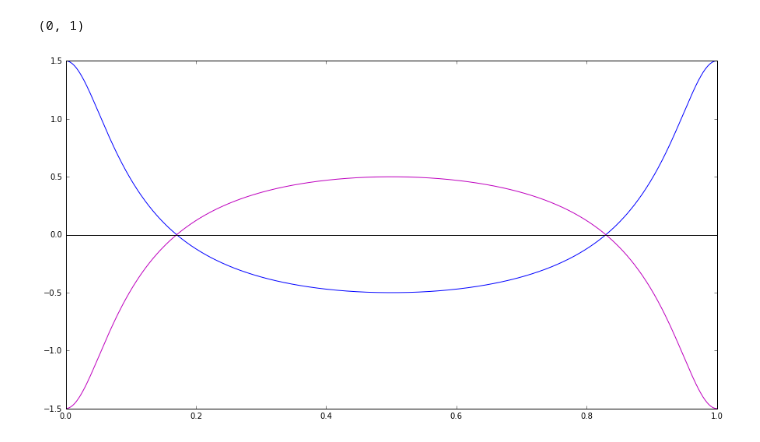
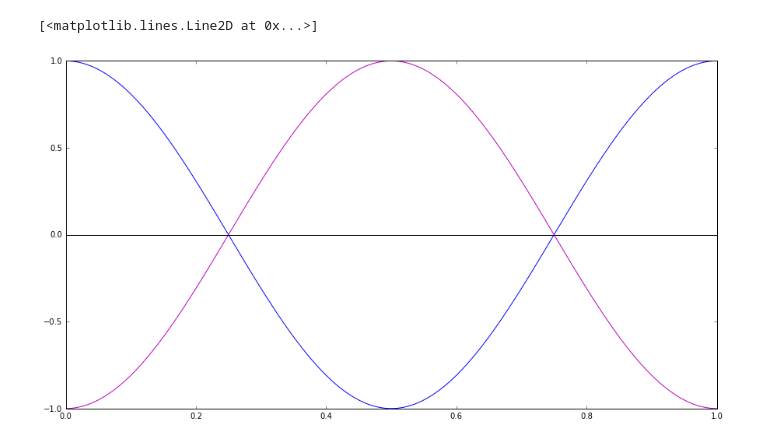
Before and after one commit to jacob-i-skinner/Orbit-Fitting, a Jupyter notebook: Plotter.ipynb, the cells around one changed output. Saved outputs shown, nothing was run; the diff lists cells and outputs as text; code cells hidden in the pictures.

```diff
--- a/Plotter.ipynb
+++ b/Plotter.ipynb
@@ -4,8 +4,8 @@ from matplotlib import pyplot as plt
 %matplotlib inline
 # %%
 def RV(parameters): #function generates RV values plot from given parameters
-    K1, K2, P, T = parameters[0], parameters[1], parameters[2], parameters[3]
-    e, w, y, t   = parameters[4], parameters[5], parameters[6], parameters[7]
+    K1, P, T = parameters[0], parameters[1], parameters[2]
+    e, w, y, t   = parameters[3], parameters[4], parameters[5], parameters[6]
     # t is some value of time, ultimately the independent variable, can bea single value or an array
     M = (2*np.pi/P)*(t) #Mean Anomaly is a function of time
     E1 = M + e*np.sin(M) + ((e**2)*np.sin(2*M)/2) #Eccentric Anomaly is a function of Mean Anomaly
@@ -16,30 +16,32 @@ def RV(parameters): #function generates RV values plot from given parameters
         if np.amax(E1-E0) < 1E-9:
             break
     nu = 2*np.arctan(np.sqrt((1 + e)/(1 - e))*np.tan(E1/2)) #True Anomaly is a function of Eccentric anomaly
-    RVp, RVs = (K1*(np.cos(nu+w) + (e*np.cos(w)))+y), (K2*(np.cos(nu+w) + (e*np.cos(w)))+y)
+    RVp, RVs = (K1*(np.cos(nu+w) + (e*np.cos(w)))+y), ((-K1/mass_ratio)*(np.cos(nu+w) + (e*np.cos(w)))+y)
     return RVp, RVs
 # %%
 #These parameters are shared by the entire system, DQTau
 
-Period = 1 #period in days determined first via periodogram
+Period = 5 #period in days determined first via periodogram
 T = 0 #Time offset in days, boils down to a horizontal shift in RV. T is the 'zero' point
-e = 0.5 #eccentricity (unitless)
+e = 0 #eccentricity (unitless)
 w = 0 #longitude of periastron in radians
 y = 0 #systemic velocity in km/s
 t = np.linspace(0, Period, num = 1000) #provides independent variable values
 
+mass_ratio = 1
+
 #these parameters are star specific
 K1= 1 #semamplitude in km/s
-K2= -1
+K2= -K1/mass_ratio
 
-parameters = K1, K2, Period, T, e, w, y, t
+parameters = K1, Period, T, e, w, y, t
+
+RVp, RVs = RV(parameters)
+plt.figure(figsize=(15,8))
+plt.plot(t/Period, RVp)
+plt.plot(t/Period, RVs, 'm')
+plt.plot(t/Period, y*np.ones(t.size), 'k')
+#plt.xlim(0,Period)
+# %% [output]
+[<matplotlib.lines.Line2D at 0x...>]
+[figure, added]
-# %%
-RVp, RVs = RV(parameters)
-plt.figure(figsize=(15,8))
-plt.plot(t, RVp)
-plt.plot(t, RVs, 'm')
-plt.plot(t, y*np.ones(t.size), 'k')
-plt.xlim(0,P)
-# %% [output]
-(0, 1)
-[figure, removed]
```
Also changed, not shown: 7 other files.
